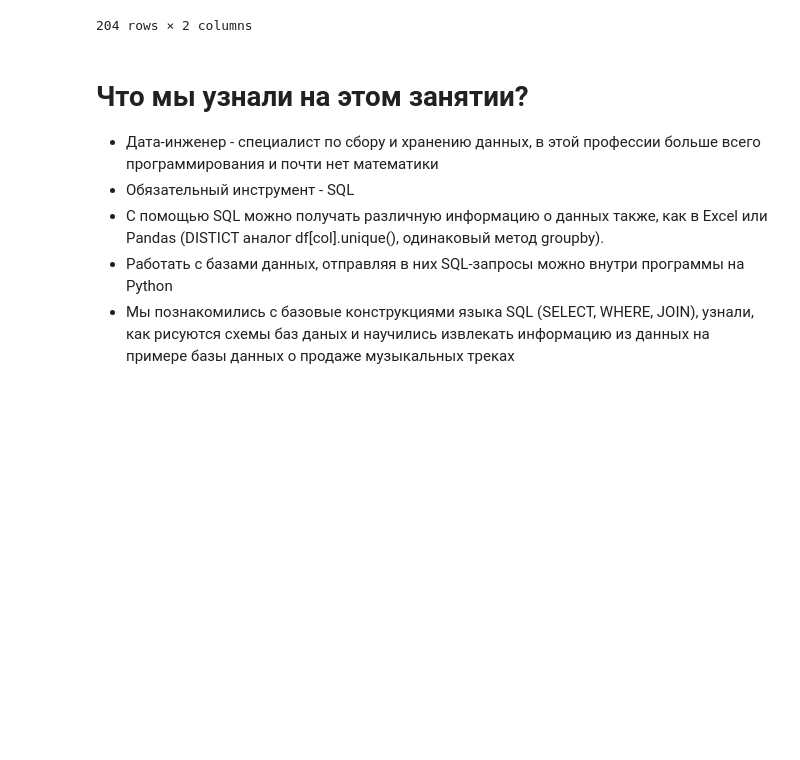
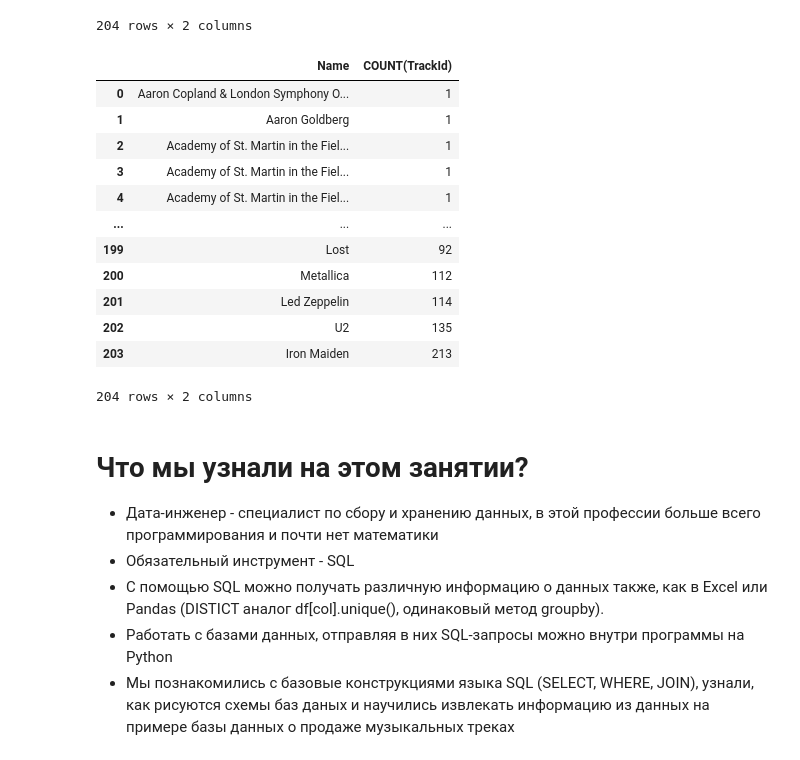
Before and after one commit to toxidxd/sb_data_science_intensive, a Jupyter notebook: [заполненная] Урок 3. DE - Рабочая тетрадь - Skillbox.ipynb, the cells around one changed output. Saved outputs shown, nothing was run; the diff lists cells and outputs as text; code cells hidden in the pictures; blank space fills up the shorter version.

```diff
--- a/[заполненная] Урок 3. DE - Рабочая тетрадь - Skillbox.ipynb
+++ b/[заполненная] Урок 3. DE - Рабочая тетрадь - Skillbox.ipynb
@@ -615,6 +576,36 @@ pd.read_sql(query, connect)
 # %%
 # 👨🏻‍💻 Возьмите запрос из упражнения "Объедините все 3 таблицы в одну" и выведите
 # количество треков, написанных каждым исполнителем
+query = '''
+SELECT name, COUNT(TrackId)
+FROM (
+    SELECT *
+    FROM Artist
+    JOIN Album
+    JOIN Track
+    ON Artist.ArtistId = Album.ArtistId
+    AND Album.AlbumId = Track.AlbumId
+)
+
+GROUP BY name
+ORDER BY COUNT(title)
+'''
+
+pd.read_sql(query, connect)
+# %% [output]
+|  | Name | COUNT(TrackId) |
+| 0 | Aaron Copland & London Symphony O... | 1 |
+| 1 | Aaron Goldberg | 1 |
+| 2 | Academy of St. Martin in the Fiel... | 1 |
+| 3 | Academy of St. Martin in the Fiel... | 1 |
+| 4 | Academy of St. Martin in the Fiel... | 1 |
+| ... | ... | ... |
+| 199 | Lost | 92 |
+| 200 | Metallica | 112 |
+| 201 | Led Zeppelin | 114 |
+| 202 | U2 | 135 |
+| 203 | Iron Maiden | 213 |
+204 rows × 2 columns
 # %%
 # 👨🏻‍💻 Объедините таблицу Track и таблицу InvoiceLine.
 # Сколько раз был куплен каждый трек?
```
Also changed, not shown: parts of 5 cells of this notebook.
